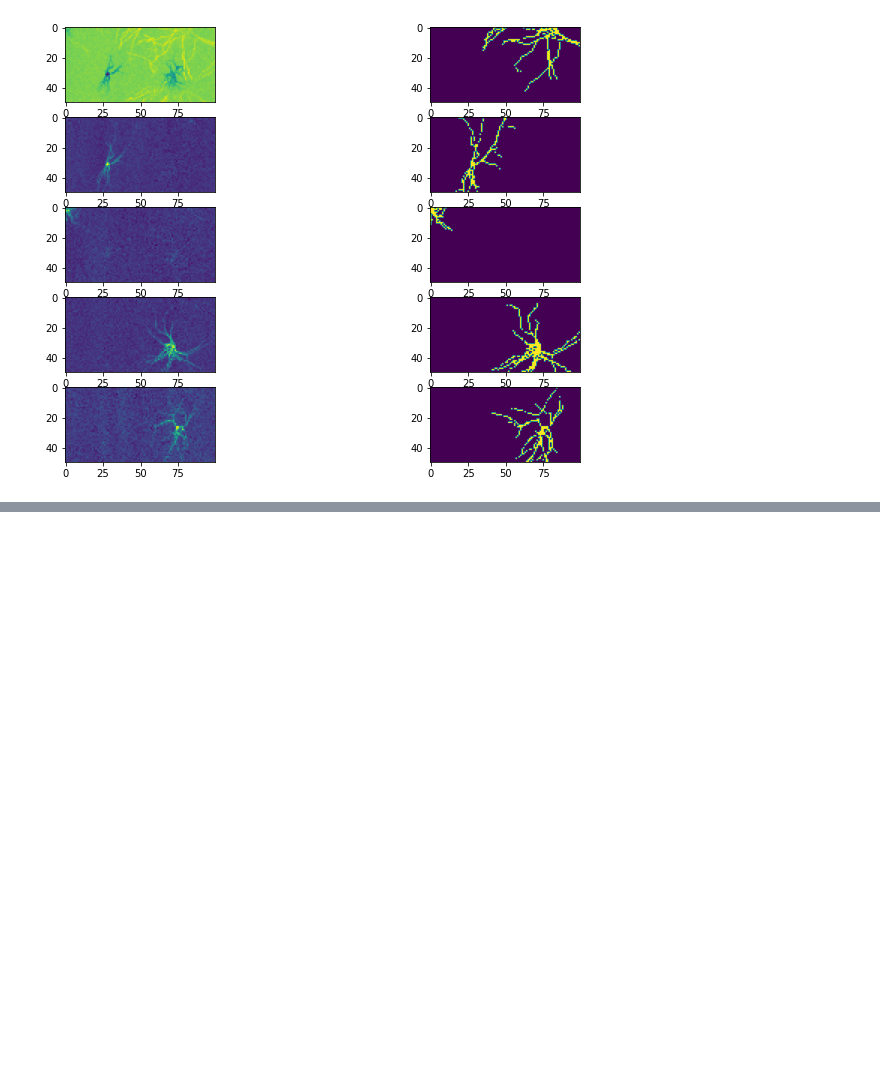
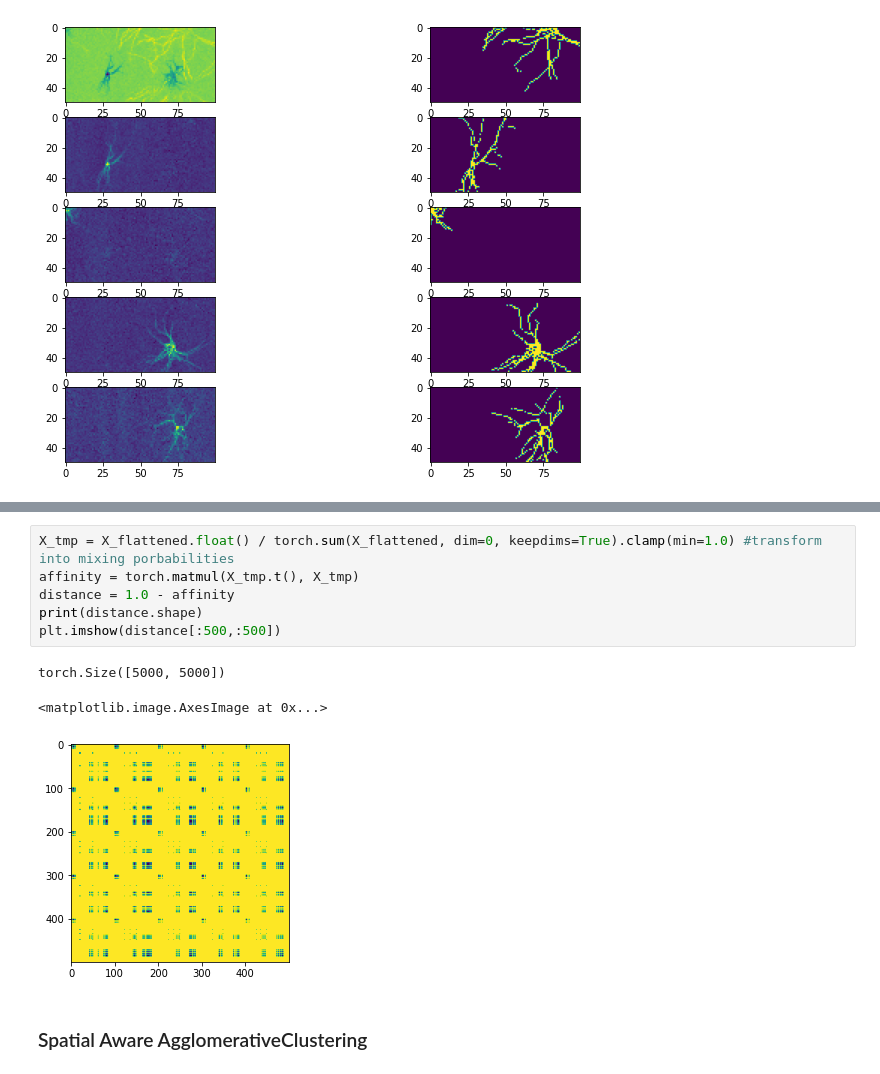
Before and after one commit to cellarium-ai/Optosynth, a Jupyter notebook: src/test_NMF_idea.ipynb, the cells around one changed output, grey strips where cells are left out. Saved outputs shown, nothing was run; the diff lists cells and outputs as text; blank space fills up the shorter version.

Commit message:
agglomerative clustering

```diff
--- a/src/test_NMF_idea.ipynb
+++ b/src/test_NMF_idea.ipynb
@@ -1293,0 +125,12 @@ check that:
+# %%
+X_tmp = X_flattened.float() / torch.sum(X_flattened, dim=0, keepdims=True).clamp(min=1.0) #transform into mixing porbabilities
+affinity = torch.matmul(X_tmp.t(), X_tmp)
+distance = 1.0 - affinity
+print(distance.shape)
+plt.imshow(distance[:500,:500])
+# %% [output]
+torch.Size([5000, 5000])
+<matplotlib.image.AxesImage at 0x...>
+[figure, added]
+# %% [markdown]
+### Spatial Aware AgglomerativeClustering
```
Also changed, not shown: parts of 105 cells of this notebook.
